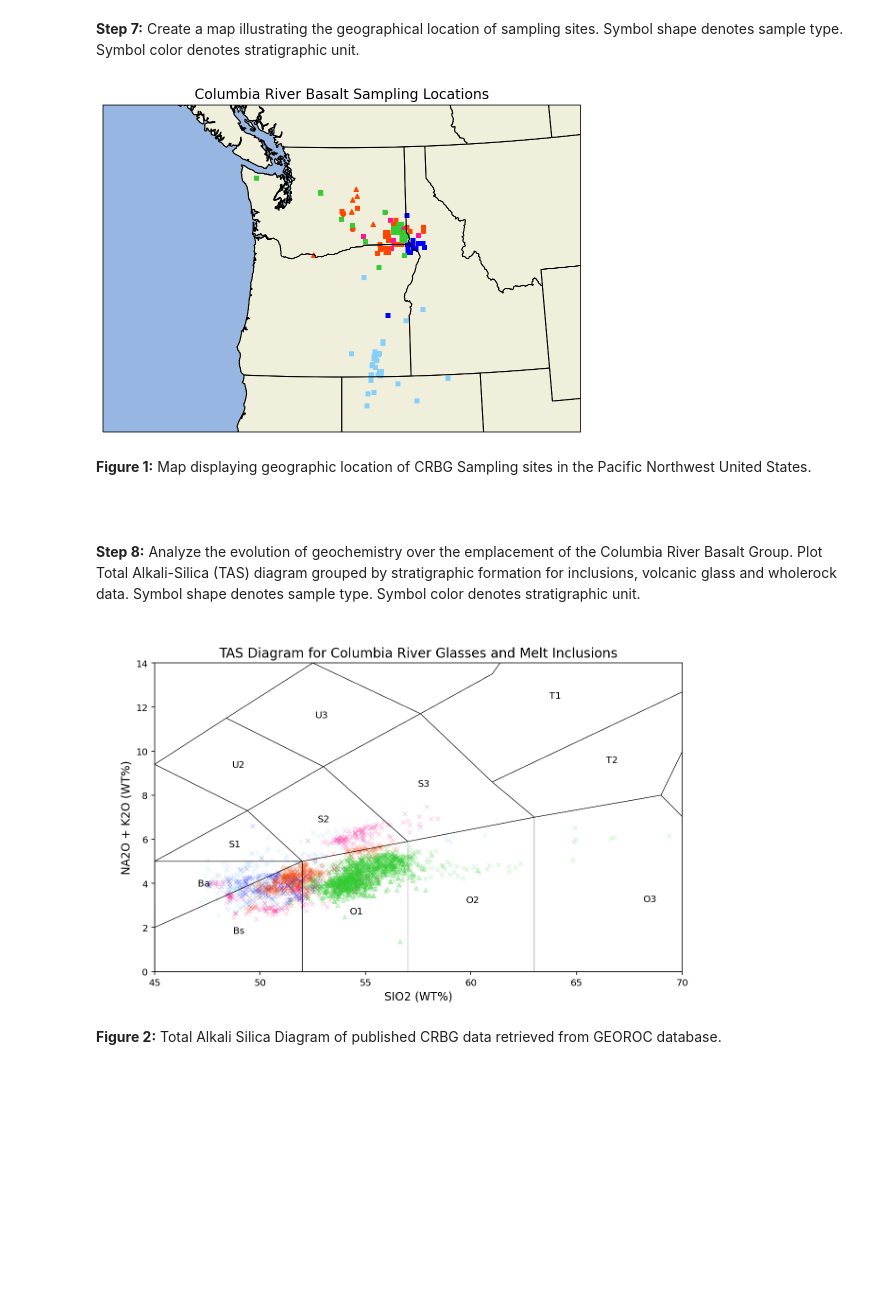
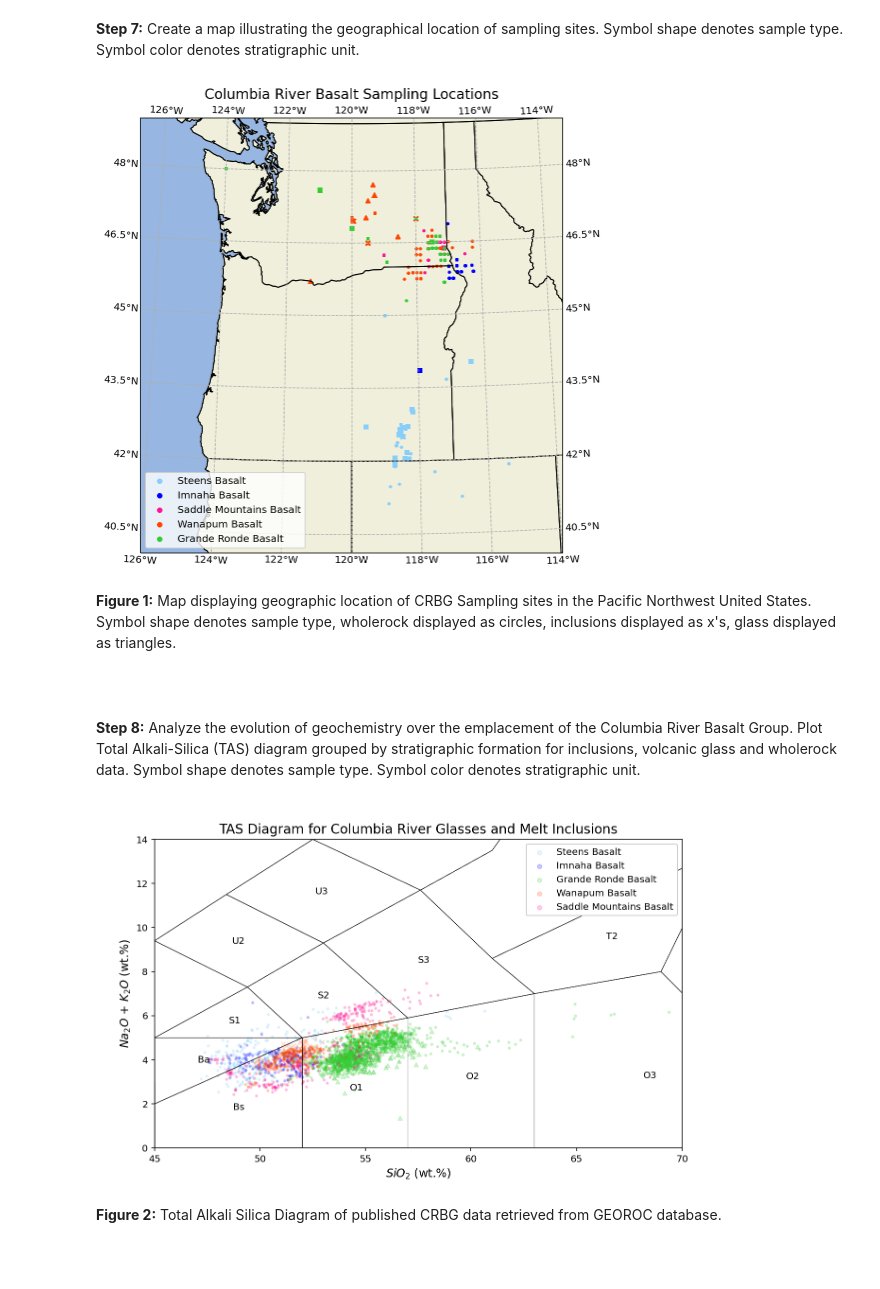
Before and after one commit to lhlinka/rces-final-project, a Jupyter notebook: finalproject.ipynb, the cells around one changed output. Saved outputs shown, nothing was run; the diff lists cells and outputs as text; code cells hidden in the pictures; blank space fills up the shorter version.

Commit message:
updated map label, gridlines, and plot legends

```diff
--- a/finalproject.ipynb
+++ b/finalproject.ipynb
@@ -223,46 +241,49 @@ list(gb_wholerock.FORMATION.unique())
 <b>Step 7:</b> Create a map illustrating the geographical location of sampling sites. Symbol shape denotes sample type. Symbol color denotes stratigraphic unit.
 # %%
 # Define the map extent and figure parameters.
-central_lat = 45
+central_lat = 44.5
 central_lon = -120
-extent = [-130, -110, 40, 50]
+extent = [-126, -114, 40, 49]
 central_lon = np.mean(extent[:2])
 central_lat = np.mean(extent[2:])
 
-plt.figure(figsize = [12,6])
+plt.figure(figsize = [10,8])
 ax = plt.axes(projection = ccrs.AlbersEqualArea(central_lon, central_lat))
 ax.set_extent(extent)
-ax.set_title('Columbia River Basalt Sampling Locations', fontsize = 14)
-ax.set_xlabel('Longitude', fontsize = 12)
-ax.set_ylabel('Latitude', fontsize = 12)
 ax.add_feature(cartopy.feature.STATES)
 ax.add_feature(cartopy.feature.OCEAN)
 ax.add_feature(cartopy.feature.LAND)
 ax.coastlines()
-# ax.gridlines()
 
 # Plot sampling locations.
-gb_inclusion.get_group(' STEENS BASALT').plot.scatter(ax=ax, x='LONGITUDE (MAX.)', y='LATITUDE (MAX.)', marker='o', c='lightskyblue', transform = ccrs.PlateCarree())
-gb_inclusion.get_group(' WANAPUM BASALT').plot.scatter(ax=ax, x='LONGITUDE (MAX.)', y='LATITUDE (MAX.)', marker='o', c='orangered', transform = ccrs.PlateCarree())
+gb_inclusion.get_group(' STEENS BASALT').plot.scatter(ax=ax, x='LONGITUDE (MAX.)', y='LATITUDE (MAX.)', marker='x', c='lightskyblue', transform = ccrs.PlateCarree())
+gb_inclusion.get_group(' WANAPUM BASALT').plot.scatter(ax=ax, x='LONGITUDE (MAX.)', y='LATITUDE (MAX.)', marker='x', c='orangered', transform = ccrs.PlateCarree())
 
 gb_mineral.get_group(' STEENS BASALT').plot.scatter(ax=ax, x='LONGITUDE (MAX.)', y='LATITUDE (MAX.)', marker ='s', c='lightskyblue', transform = ccrs.PlateCarree())
 gb_mineral.get_group(' IMNAHA BASALT').plot.scatter(ax=ax, x='LONGITUDE (MAX.)', y='LATITUDE (MAX.)', marker ='s', c='blue', transform = ccrs.PlateCarree())
 gb_mineral.get_group(' SADDLE MOUNTAINS BASALT').plot.scatter(ax=ax, x='LONGITUDE (MAX.)', y='LATITUDE (MAX.)', marker ='s', c='deeppink', transform = ccrs.PlateCarree())
 gb_mineral.get_group(' WANAPUM BASALT').plot.scatter(ax=ax, x='LONGITUDE (MAX.)', y='LATITUDE (MAX.)', marker ='s', c='orangered', transform = ccrs.PlateCarree())
 gb_mineral.get_group(' GRANDE RONDE BASALT').plot.scatter(ax=ax, x='LONGITUDE (MAX.)', y='LATITUDE (MAX.)', marker ='s', c='limegreen', transform = ccrs.PlateCarree())
 
 gb_glass.get_group(' WANAPUM BASALT').plot.scatter(ax=ax, x='LONGITUDE (MAX.)', y='LATITUDE (MAX.)', marker ='^', c='orangered', transform = ccrs.PlateCarree())
 gb_glass.get_group(' GRANDE RONDE BASALT').plot.scatter(ax=ax, x='LONGITUDE (MAX.)', y='LATITUDE (MAX.)', marker ='^', c='limegreen', transform = ccrs.PlateCarree())
 
-gb_wholerock.get_group(' STEENS BASALT').plot.scatter(ax=ax, x='LONGITUDE (MAX.)', y='LATITUDE (MAX.)', marker ='s', c='lightskyblue', transform = ccrs.PlateCarree())
-gb_wholerock.get_group(' IMNAHA BASALT').plot.scatter(ax=ax, x='LONGITUDE (MAX.)', y='LATITUDE (MAX.)', marker ='s', c='blue', transform = ccrs.PlateCarree())
-gb_wholerock.get_group(' SADDLE MOUNTAINS BASALT').plot.scatter(ax=ax, x='LONGITUDE (MAX.)', y='LATITUDE (MAX.)', marker ='s', c='deeppink', transform = ccrs.PlateCarree())
-gb_wholerock.get_group(' WANAPUM BASALT').plot.scatter(ax=ax, x='LONGITUDE (MAX.)', y='LATITUDE (MAX.)', marker ='s', c='orangered', transform = ccrs.PlateCarree())
-gb_wholerock.get_group(' GRANDE RONDE BASALT').plot.scatter(ax=ax, x='LONGITUDE (MAX.)', y='LATITUDE (MAX.)', marker ='s', c='limegreen', transform = ccrs.PlateCarree());
+gb_wholerock.get_group(' STEENS BASALT').plot.scatter(ax=ax, x='LONGITUDE (MAX.)', y='LATITUDE (MAX.)', marker ='.', c='lightskyblue', label='Steens Basalt', transform = ccrs.PlateCarree())
+gb_wholerock.get_group(' IMNAHA BASALT').plot.scatter(ax=ax, x='LONGITUDE (MAX.)', y='LATITUDE (MAX.)', marker ='.', c='blue', label='Imnaha Basalt', transform = ccrs.PlateCarree())
+gb_wholerock.get_group(' SADDLE MOUNTAINS BASALT').plot.scatter(ax=ax, x='LONGITUDE (MAX.)', y='LATITUDE (MAX.)', marker ='.', c='deeppink', label='Saddle Mountains Basalt', transform = ccrs.PlateCarree())
+gb_wholerock.get_group(' WANAPUM BASALT').plot.scatter(ax=ax, x='LONGITUDE (MAX.)', y='LATITUDE (MAX.)', marker ='.', c='orangered',label='Wanapum Basalt', transform = ccrs.PlateCarree())
+gb_wholerock.get_group(' GRANDE RONDE BASALT').plot.scatter(ax=ax, x='LONGITUDE (MAX.)', y='LATITUDE (MAX.)', marker ='.', c='limegreen',label='Grande Ronde Basalt', transform = ccrs.PlateCarree())
+
+# Add Legend, gridlines, and labels.
+ax.set_title('Columbia River Basalt Sampling Locations', fontsize = 14)
+ax.set_xlabel('Longitude', fontsize = 12)
+ax.set_ylabel('Latitude', fontsize = 12)
+ax.legend(fontsize = 10, markerscale = 2, loc='lower left')
+ax.gridlines(crs=ccrs.PlateCarree(), draw_labels=True, linestyle ='dashed');
 # %% [output]
-[figure, old version]
+[figure, new version]
 # %% [markdown]
-<b>Figure 1:</b> Map displaying geographic location of CRBG Sampling sites in the Pacific Northwest United States.
+<b>Figure 1:</b> Map displaying geographic location of CRBG Sampling sites in the Pacific Northwest United States. Symbol shape denotes sample type, wholerock displayed as circles, inclusions displayed as x's, glass displayed as triangles.
 <br/>
 <br/>
 <br/>
@@ -274,29 +295,27 @@ from pyrolite.plot.templates import TAS
 
 # Plot Total Alkali content vs. SiO2 for inclusion, glass, and wholerock data.
 ax = TAS(linewidth=0.5, labels='ID', figsize=[10,6])
-gb_inclusion.get_group(' STEENS BASALT').plot.scatter(ax=ax, x='SIO2(WT%)NORM', y='NA2O+K2O(WT%)NORM', c='lightskyblue', marker='o', alpha = 0.2)
-gb_inclusion.get_group(' WANAPUM BASALT').plot.scatter(ax=ax, x='SIO2(WT%)NORM', y='NA2O+K2O(WT%)NORM', c='orangered', marker='o', alpha = 0.2)
+gb_inclusion.get_group(' STEENS BASALT').plot.scatter(ax=ax, x='SIO2(WT%)NORM', y='NA2O+K2O(WT%)NORM', c='lightskyblue', marker='x', alpha = 0.2)
+gb_inclusion.get_group(' WANAPUM BASALT').plot.scatter(ax=ax, x='SIO2(WT%)NORM', y='NA2O+K2O(WT%)NORM', c='orangered', marker='x', alpha = 0.2)
 
 gb_glass.get_group(' WANAPUM BASALT').plot.scatter(ax=ax, x='SIO2(WT%)NORM', y='NA2O+K2O(WT%)NORM', c='orangered', marker='^', alpha = 0.2)
 gb_glass.get_group(' GRANDE RONDE BASALT').plot.scatter(ax=ax, x='SIO2(WT%)NORM', y='NA2O+K2O(WT%)NORM', c='limegreen', marker='^', alpha = 0.2)
 
-gb_wholerock.get_group(' STEENS BASALT').plot.scatter(ax=ax, x='SIO2(WT%)NORM', y='NA2O+K2O(WT%)NORM', c='lightskyblue', marker='x', alpha = 0.2)
-gb_wholerock.get_group(' IMNAHA BASALT').plot.scatter(ax=ax, x='SIO2(WT%)NORM', y='NA2O+K2O(WT%)NORM', c='blue', marker='x', alpha = 0.2)
-gb_wholerock.get_group(' SADDLE MOUNTAINS BASALT').plot.scatter(ax=ax, x='SIO2(WT%)NORM', y='NA2O+K2O(WT%)NORM', c='deeppink', marker='x', alpha = 0.2)
-gb_wholerock.get_group(' WANAPUM BASALT').plot.scatter(ax=ax, x='SIO2(WT%)NORM', y='NA2O+K2O(WT%)NORM', c='orangered', marker='x', alpha = 0.2)
-gb_wholerock.get_group(' GRANDE RONDE BASALT').plot.scatter(ax=ax, x='SIO2(WT%)NORM', y='NA2O+K2O(WT%)NORM', c='limegreen', marker='x', alpha = 0.2)
+gb_wholerock.get_group(' STEENS BASALT').plot.scatter(ax=ax, x='SIO2(WT%)NORM', y='NA2O+K2O(WT%)NORM', c='lightskyblue', marker='.', alpha = 0.2, label='Steens Basalt')
+gb_wholerock.get_group(' IMNAHA BASALT').plot.scatter(ax=ax, x='SIO2(WT%)NORM', y='NA2O+K2O(WT%)NORM', c='blue', marker='.', alpha = 0.2, label='Imnaha Basalt')
+gb_wholerock.get_group(' GRANDE RONDE BASALT').plot.scatter(ax=ax, x='SIO2(WT%)NORM', y='NA2O+K2O(WT%)NORM', c='limegreen', marker='.', alpha = 0.2, label='Grande Ronde Basalt')
+gb_wholerock.get_group(' WANAPUM BASALT').plot.scatter(ax=ax, x='SIO2(WT%)NORM', y='NA2O+K2O(WT%)NORM', c='orangered', marker='.', alpha = 0.2, label='Wanapum Basalt')
+gb_wholerock.get_group(' SADDLE MOUNTAINS BASALT').plot.scatter(ax=ax, x='SIO2(WT%)NORM', y='NA2O+K2O(WT%)NORM', c='deeppink', marker='.', alpha = 0.2, label='Saddle Mountains Basalt')
 
+# Label Plot and set extent
 ax.set_title('TAS Diagram for Columbia River Glasses and Melt Inclusions', fontsize = 14)
-ax.set_xlabel('SIO2 (WT%)', fontsize = 12)
-ax.set_ylabel('NA2O + K2O (WT%)', fontsize = 12)
+ax.set_xlabel('$SiO_2$ (wt.%)', fontsize = 12)
+ax.set_ylabel('$Na_2O$ + $K_2O$ (wt.%)', fontsize = 12)
 ax.set_xlim(45,70)
 ax.set_ylim(0,14)
-# ax.legend(fontsize = 10)
-
-# plt.legend(loc='lower right')
-plt.show();
+ax.legend(fontsize = 10, markerscale = 2, loc = 'upper right', frameon=True, facecolor='inherit', framealpha=True);
 # %% [output]
-[figure, old version]
+[figure, new version]
 # %% [markdown]
 <b>Figure 2:</b> Total Alkali Silica Diagram of published CRBG data retrieved from GEOROC database.
 <br/>
```
Also changed, not shown: parts of 3 cells of this notebook.
